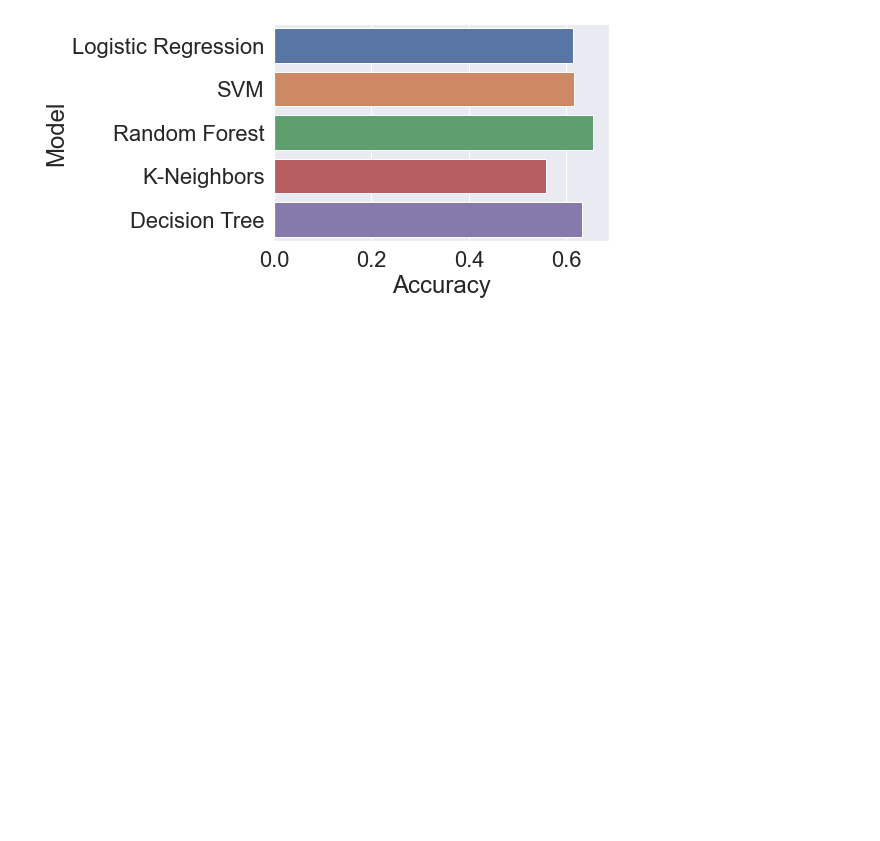
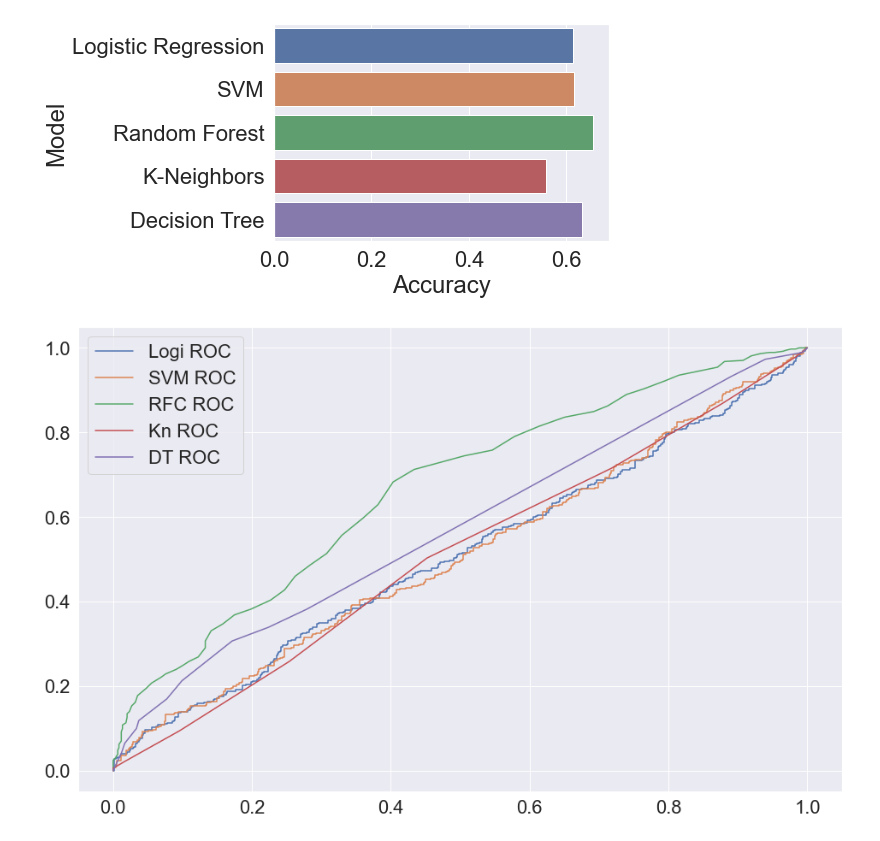
Before and after one commit to YihanLi126/Breast-Cancer-Prediction, a Jupyter notebook: water_quality_classify.ipynb, the cells around one changed output. Cells and saved outputs as stored; diff of their text form; code cells hidden in the pictures; blank space fills up the shorter version.

```diff
--- a/water_quality_classify.ipynb
+++ b/water_quality_classify.ipynb
@@ -321,6 +324,8 @@ svm=SVC()
 svm.fit(x_train,y_train)
 predsvm_y=svm.predict(x_test)
 Acc_svm= accuracy_score(predsvm_y,y_test)
+Y_score_svm = svm.decision_function(x_test)
+fpr_svm, tpr_svm, thresholds_svm = roc_curve(y_test, Y_score_svm, pos_label=1)
 print("Acc_svm: ",Acc_svm)
 print(classification_report(y_test,predsvm_y))
 cmr= confusion_matrix(y_test,predlogi_y)
@@ -365,6 +372,8 @@ Kn = KNeighborsClassifier(n_neighbors= 9, leaf_size = 20)
 Kn.fit(x_train,y_train)
 pred_Kn =Kn.predict(x_test)
 Acc_Kn = accuracy_score(y_test,pred_Kn)
+Y_score_Kn = Kn.fit(x_train, y_train).predict_proba(x_test)
+fpr_Kn, tpr_Kn, thresholds_Kn = roc_curve(y_test, Y_score_Kn[:,1], pos_label=1)
 print(Acc_Kn)
 print(classification_report(y_test, pred_Kn))
 cmk = confusion_matrix(y_test,pred_Kn)
@@ -424,3 +434,15 @@ sns.barplot(x= 'Accuracy', y= 'Model', data= models)
 # %% [output]
 <AxesSubplot:xlabel='Accuracy', ylabel='Model'>
 [figure]
+# %%
+# Compare the ROC Curve of these five methods
+fig=plt.figure(figsize=(16,10))
+plt.plot(fpr_logi, tpr_logi,label='Logi ROC')
+plt.plot(fpr_svm, tpr_svm,label='SVM ROC')
+plt.plot(fpr_RFC, tpr_RFC, label='RFC ROC')
+plt.plot(fpr_Kn, tpr_Kn, label='Kn ROC')
+plt.plot(fpr_DT, tpr_DT, label='DT ROC')
+plt.legend()
+plt.show()
+# %% [output]
+[figure, added]
```
Also changed, not shown: parts of 4 cells of this notebook.
